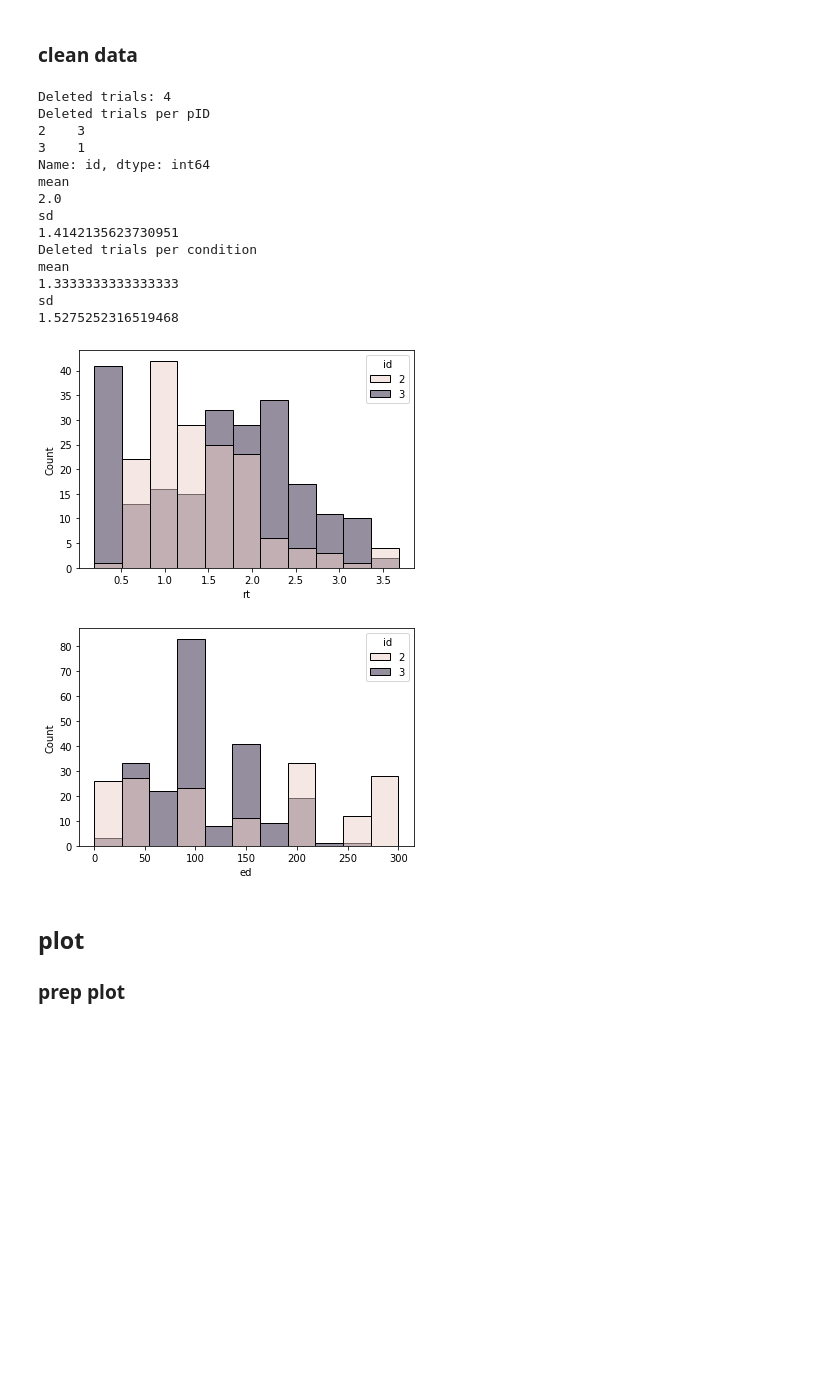
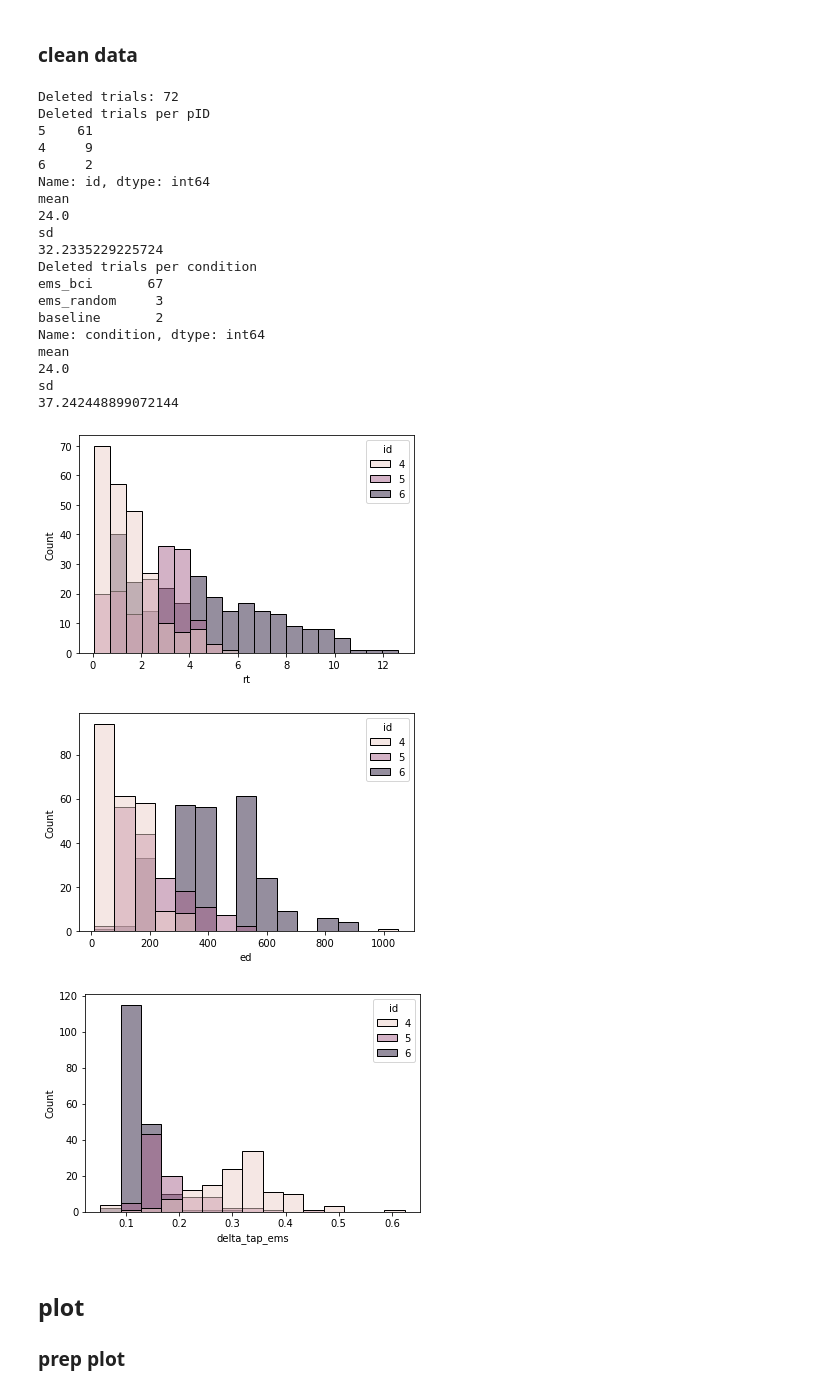
Before and after one commit to lukasgehrke/2021-fastReach, a Jupyter notebook: analyses/Leonie_tests/analysis_short.ipynb, the cells around one changed output. Saved outputs shown, nothing was run; the diff lists cells and outputs as text; code cells hidden in the pictures; blank space fills up the shorter version.

```diff
--- a/analyses/Leonie_tests/analysis_short.ipynb
+++ b/analyses/Leonie_tests/analysis_short.ipynb
@@ -36,7 +36,7 @@ p= "C://Users/terfu/Desktop/2021-fastReach/data/study/" #repository for output
 ### load data
 # %%
 # load data
-behavior_raw= pd.read_csv( p + 'PI_results_test_data.csv')
+behavior_raw= pd.read_csv( p + 'PI_results_design.csv')
 
 # set data types
 behavior_raw[['ed','rt']] = behavior_raw[['ed','rt']].apply(pd.to_numeric, axis=1)
@@ -62,7 +69,7 @@ hist = sns.histplot(behavior_raw, x = 'ed',ax =ax, hue = 'id')
 # removes outliers trials that have outliers either in rt or ed
 #@Lukas: do we want to remove only extreme or all outliers?
 
-cols = ['rt', 'ed'] # relevant cols
+cols = ['rt', 'ed','delta_tap_ems'] # relevant cols
 
 # calculate quantiles and IQR
 Q1 = behavior_raw[cols].quantile(0.25) # Same as np.percentile but maps (0,1) and not (0,100)
@@ -98,32 +105,41 @@ print(behavior_del['condition'].value_counts().mean())
 print('sd')
 print(behavior_del['condition'].value_counts().std())
 # %% [output]
-Deleted trials: 4
+Deleted trials: 72
 Deleted trials per pID
-2    3
-3    1
+5    61
+4     9
+6     2
 Name: id, dtype: int64
 mean
-2.0
+24.0
 sd
-1.4142135623730951
+32.2335229225724
 Deleted trials per condition
+ems_bci       67
+ems_random     3
+baseline       2
+Name: condition, dtype: int64
 mean
-1.3333333333333333
+24.0
 sd
-1.5275252316519468
+37.242448899072144
 # %%
 #check new data
 
 fig, ax = plt.subplots()
 hist = sns.histplot(behavior, x = 'rt',ax =ax, hue = 'id')
 #ax.set_xlim(0,5) # remove outliers for visualization
 
 fig, ax = plt.subplots()
 hist = sns.histplot(behavior, x = 'ed',ax =ax, hue = 'id')
+
+fig, ax = plt.subplots()
+hist = sns.histplot(behavior, x = 'delta_tap_ems',ax =ax, hue = 'id')
 # %% [output]
-[figure, old version]
+[figure, new version]
-[figure, old version]
+[figure, new version]
+[figure, added]
 # %% [markdown]
 ## plot
 ### prep plot
```
Also changed, not shown: parts of 17 cells of this notebook, 8 other files.
